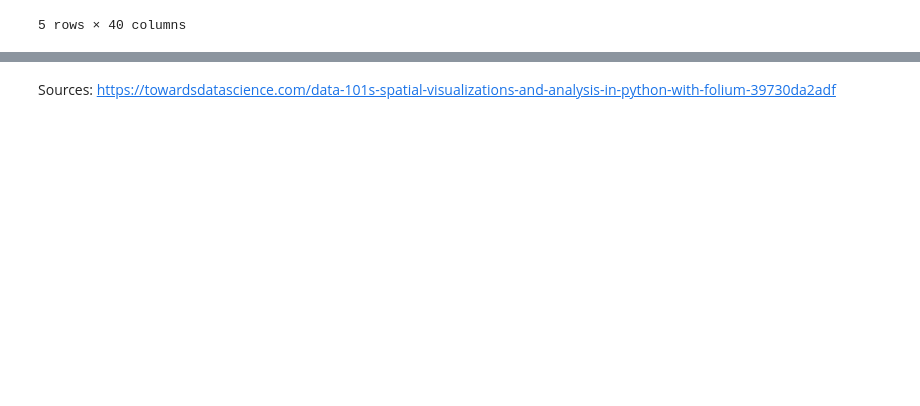
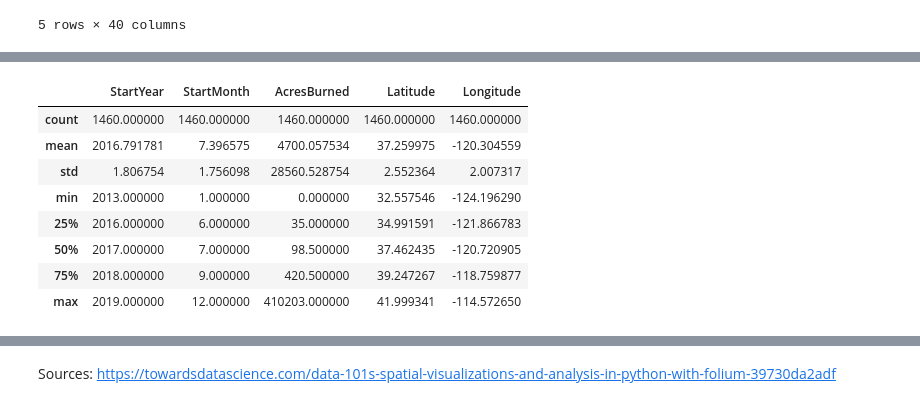
Before and after one commit to kaciewebster/ca-fire-incidents, a Jupyter notebook: ca-fire.ipynb, the cells around one changed output, grey strips where cells are left out. Cells and saved outputs as stored; diff of their text form; code cells hidden in the pictures; blank space fills up the shorter version.

```diff
--- a/ca-fire.ipynb
+++ b/ca-fire.ipynb
@@ -201,0 +136,12 @@ plt.show()
+# %%
+ca_fires_df.describe()
+# %% [output]
+|  | StartYear | StartMonth | AcresBurned | Latitude | Longitude |
+| count | 1460.000000 | 1460.000000 | 1460.000000 | 1460.000000 | 1460.000000 |
+| mean | 2016.791781 | 7.396575 | 4700.057534 | 37.259975 | -120.304559 |
+| std | 1.806754 | 1.756098 | 28560.528754 | 2.552364 | 2.007317 |
+| min | 2013.000000 | 1.000000 | 0.000000 | 32.557546 | -124.196290 |
+| 25% | 2016.000000 | 6.000000 | 35.000000 | 34.991591 | -121.866783 |
+| 50% | 2017.000000 | 7.000000 | 98.500000 | 37.462435 | -120.720905 |
+| 75% | 2018.000000 | 9.000000 | 420.500000 | 39.247267 | -118.759877 |
+| max | 2019.000000 | 12.000000 | 410203.000000 | 41.999341 | -114.572650 |
```
Also changed, not shown: parts of 38 cells of this notebook.
